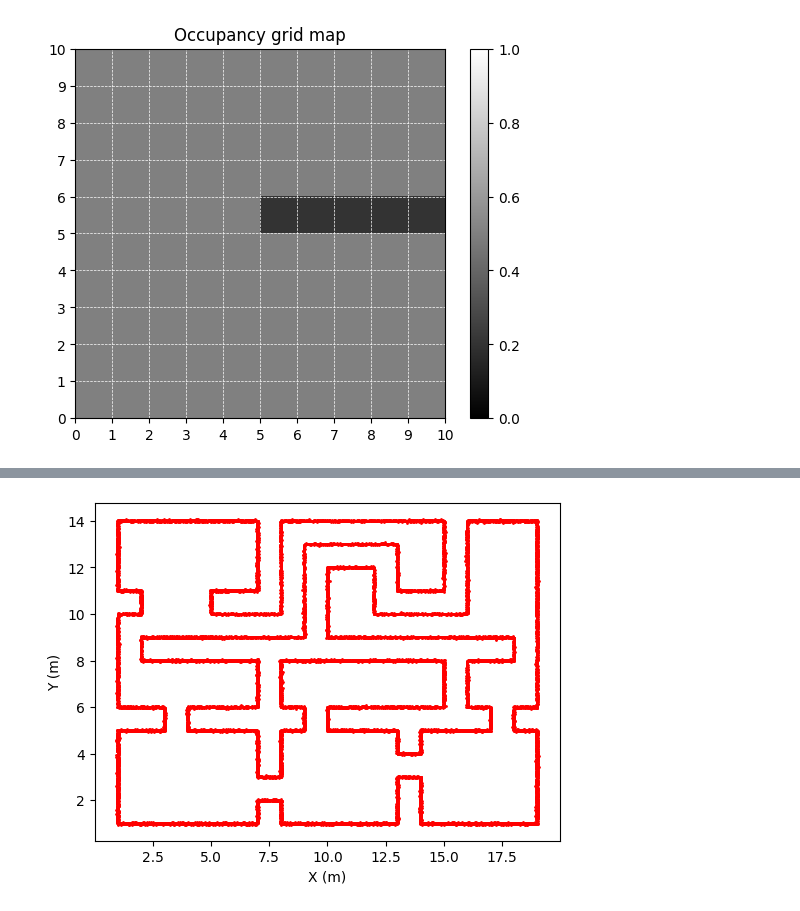
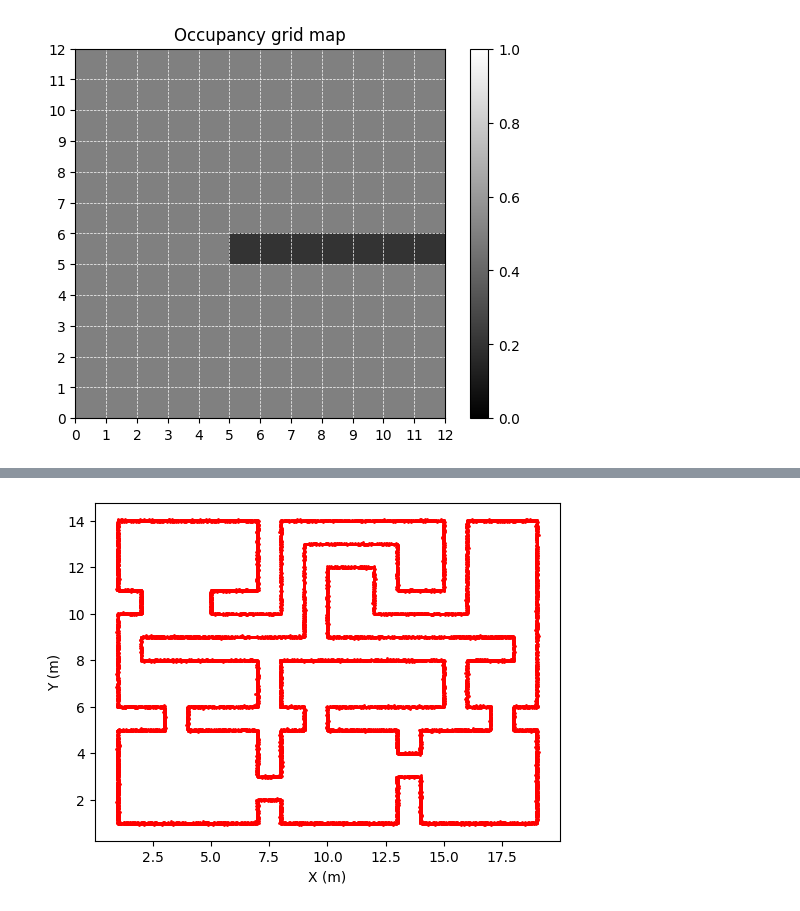
Before and after one commit to micahreich/active-slam-rl, a Jupyter notebook: asrl/ogmapping/ogmapper_tests.ipynb, the cells around one changed output, grey strips where cells are left out. Cells and saved outputs as stored; diff of their text form; code cells hidden in the pictures.

```diff
--- a/asrl/ogmapping/ogmapper_tests.ipynb
+++ b/asrl/ogmapping/ogmapper_tests.ipynb
@@ -9,34 +9,36 @@ from time import perf_counter
 from spatialmath import SE2, SO2
 # %%
 og_mapper = OccupancyGridMapper(resolution=1.0, width_m=10, height_m=10,
-                                p_hit=0.9, p_miss=0.2)
+                                p_hit=0.9, p_miss=0.2,
+                                max_height_px=12,
+                                max_width_px=12)
 
 simple_points = np.array([[10.0, 0.0]])
 pose = np.array([5.5, 5.5, 0.0])
 
 og_mapper.process_scan(pose, simple_points)
 grid_prob = og_mapper.to_prob_map()
 
 res = og_mapper._indexer.resolution
 width_cells = og_mapper.grid.shape[1]
 height_cells = og_mapper.grid.shape[0]
 extent = [0, width_cells * res, 0, height_cells * res]
 
 plt.figure()
 plt.imshow(grid_prob, vmin=0, vmax=1,cmap='gray', interpolation='nearest',
            origin='upper', extent=extent)
 xticks = np.arange(0, width_cells * res + 0.1, 1.0)
 yticks = np.arange(0, height_cells * res + 0.1, 1.0)
 plt.xticks(xticks)
 plt.yticks(yticks)
 
 plt.grid(which='both', color='white', linestyle='--', linewidth=0.5)
 plt.colorbar()
 plt.title('Occupancy grid map')
 plt.show()
 
 og_mapper.reset()
 # %% [output]
-[figure, old version]
+[figure, new version]
 # %%
 og_mapper = OccupancyGridMapper(resolution=0.1, width_m=10, height_m=10,
```
Also changed, not shown: parts of 5 cells of this notebook, 6 other files.
